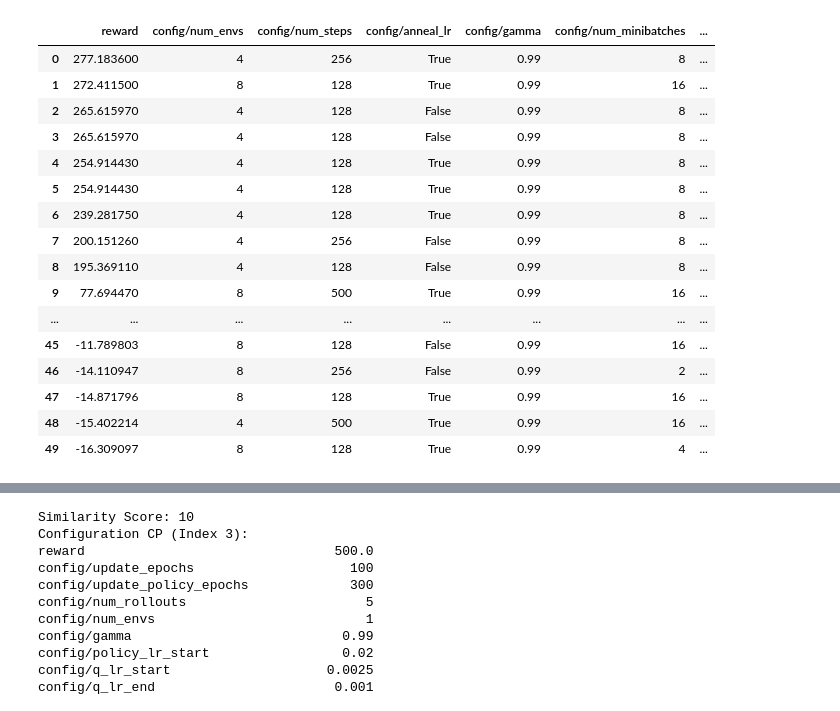
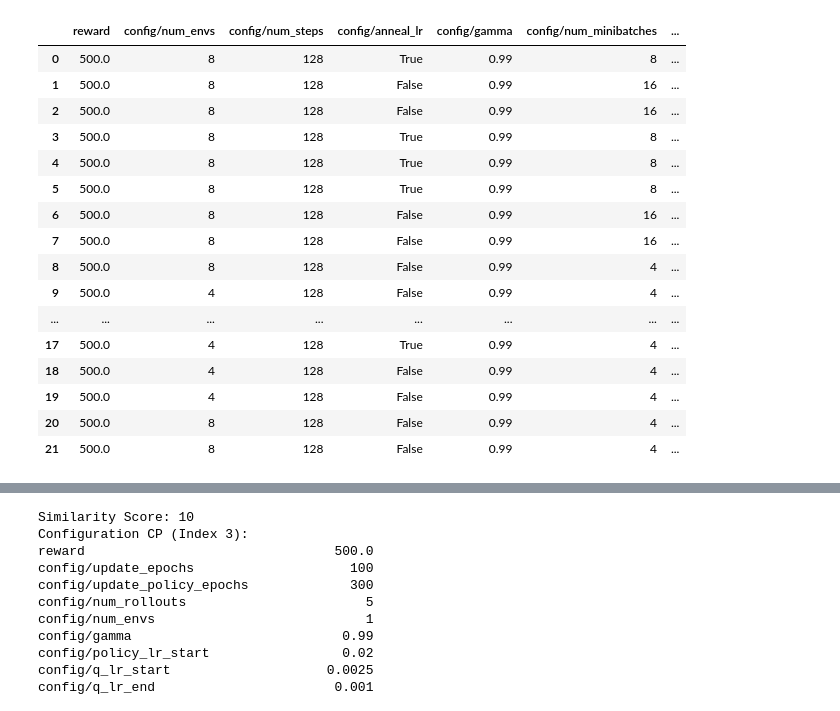
Before and after one commit to niicovila/Q-Reps, a Jupyter notebook: other/analyze_runs.ipynb, the cells around one changed output, grey strips where cells are left out. Saved outputs shown, nothing was run; the diff lists cells and outputs as text; code cells hidden in the pictures.

```diff
--- a/other/analyze_runs.ipynb
+++ b/other/analyze_runs.ipynb
@@ -1,11 +1,11 @@
 # %%
 import pandas as pd
 # %%
-lunal_lander = pd.read_csv('/Users/nicolasvila/workplace/uni/tfg_v2/LunarLander_qreps_analysis_v2.csv')
+lunal_lander = pd.read_csv('/Users/nicolasvila/workplace/uni/tfg_v2/Q-Reps/other/qreps_v1/CartPole-qreps_analysis_v2.csv')
 lunal_lander['reward'] = lunal_lander['reward'].apply(lambda x: float(x[1:-1]))
 lunal_lander = lunal_lander[lunal_lander['reward'] != 1111.0]
 
-top_10_rewards_ll = lunal_lander.nlargest(100, 'reward')
+top_10_rewards_ll = lunal_lander.nlargest(22, 'reward')
 top_10_rewards_ll.drop(['timestamp',
                         'trial_id',
                         'checkpoint_dir_name',
@@ -37,22 +37,22 @@ top_10_rewards_ll.drop(['timestamp',
 
 top_10_rewards_ll.reset_index(drop=True, inplace=True)
 # %%
-top_10_rewards_ll.head(50)
+top_10_rewards_ll.head(22)
 # %% [output]
 |  | reward | config/num_envs | config/num_steps | config/anneal_lr | config/gamma | config/num_minibatches | ... |
-| 0 | 277.183600 | 4 | 256 | True | 0.99 | 8 | ... |
-| 1 | 272.411500 | 8 | 128 | True | 0.99 | 16 | ... |
-| 2 | 265.615970 | 4 | 128 | False | 0.99 | 8 | ... |
-| 3 | 265.615970 | 4 | 128 | False | 0.99 | 8 | ... |
-| 4 | 254.914430 | 4 | 128 | True | 0.99 | 8 | ... |
-| 5 | 254.914430 | 4 | 128 | True | 0.99 | 8 | ... |
-| 6 | 239.281750 | 4 | 128 | True | 0.99 | 8 | ... |
-| 7 | 200.151260 | 4 | 256 | False | 0.99 | 8 | ... |
-| 8 | 195.369110 | 4 | 128 | False | 0.99 | 8 | ... |
-| 9 | 77.694470 | 8 | 500 | True | 0.99 | 16 | ... |
+| 0 | 500.0 | 8 | 128 | True | 0.99 | 8 | ... |
+| 1 | 500.0 | 8 | 128 | False | 0.99 | 16 | ... |
+| 2 | 500.0 | 8 | 128 | False | 0.99 | 16 | ... |
+| 3 | 500.0 | 8 | 128 | True | 0.99 | 8 | ... |
+| 4 | 500.0 | 8 | 128 | True | 0.99 | 8 | ... |
+| 5 | 500.0 | 8 | 128 | True | 0.99 | 8 | ... |
+| 6 | 500.0 | 8 | 128 | False | 0.99 | 16 | ... |
+| 7 | 500.0 | 8 | 128 | False | 0.99 | 16 | ... |
+| 8 | 500.0 | 8 | 128 | False | 0.99 | 4 | ... |
+| 9 | 500.0 | 4 | 128 | False | 0.99 | 4 | ... |
 | ... | ... | ... | ... | ... | ... | ... | ... |
-| 45 | -11.789803 | 8 | 128 | False | 0.99 | 16 | ... |
-| 46 | -14.110947 | 8 | 256 | False | 0.99 | 2 | ... |
-| 47 | -14.871796 | 8 | 128 | True | 0.99 | 16 | ... |
-| 48 | -15.402214 | 4 | 500 | True | 0.99 | 16 | ... |
-| 49 | -16.309097 | 8 | 128 | True | 0.99 | 4 | ... |
+| 17 | 500.0 | 4 | 128 | True | 0.99 | 4 | ... |
+| 18 | 500.0 | 4 | 128 | False | 0.99 | 4 | ... |
+| 19 | 500.0 | 4 | 128 | False | 0.99 | 4 | ... |
+| 20 | 500.0 | 8 | 128 | False | 0.99 | 4 | ... |
+| 21 | 500.0 | 8 | 128 | False | 0.99 | 4 | ... |
```
Also changed, not shown: parts of 2 cells of this notebook, 32 other files.
